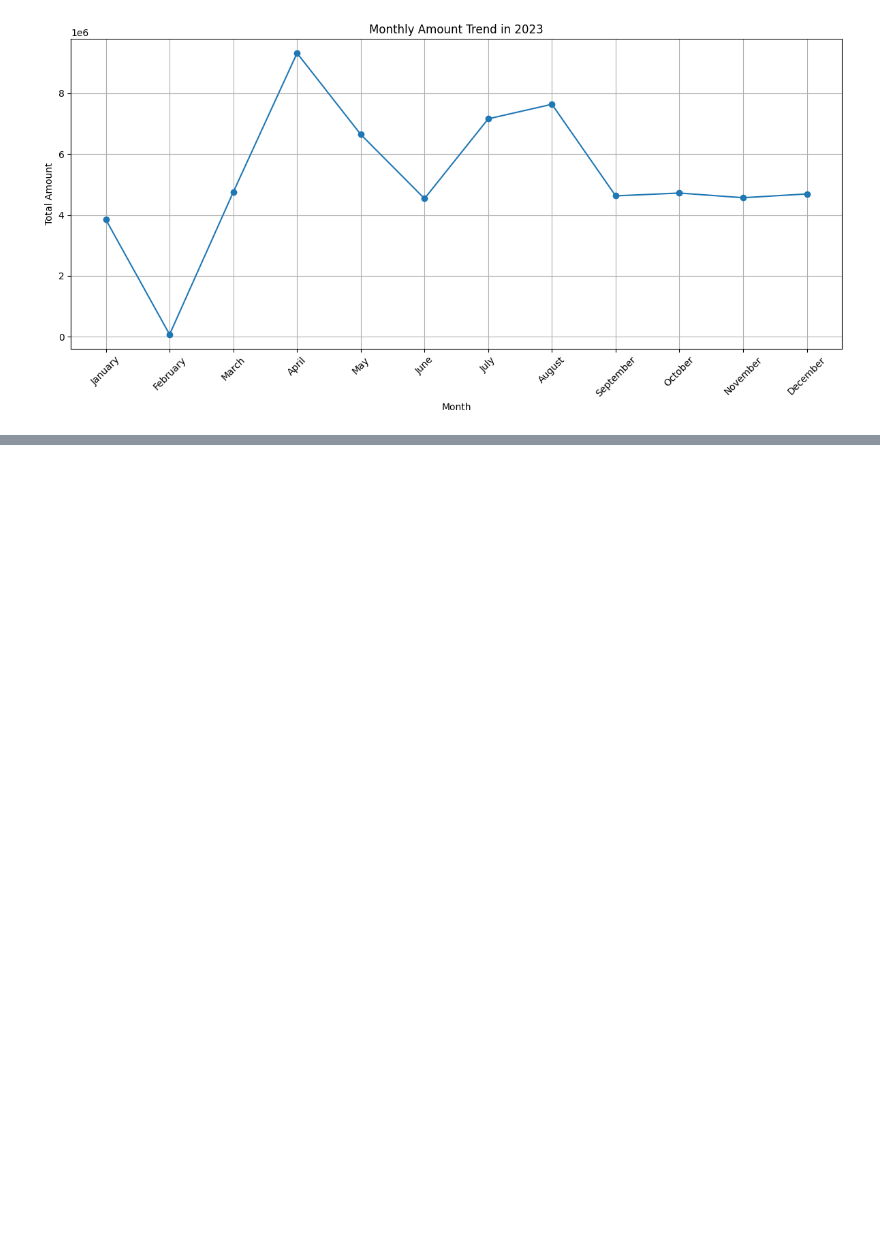
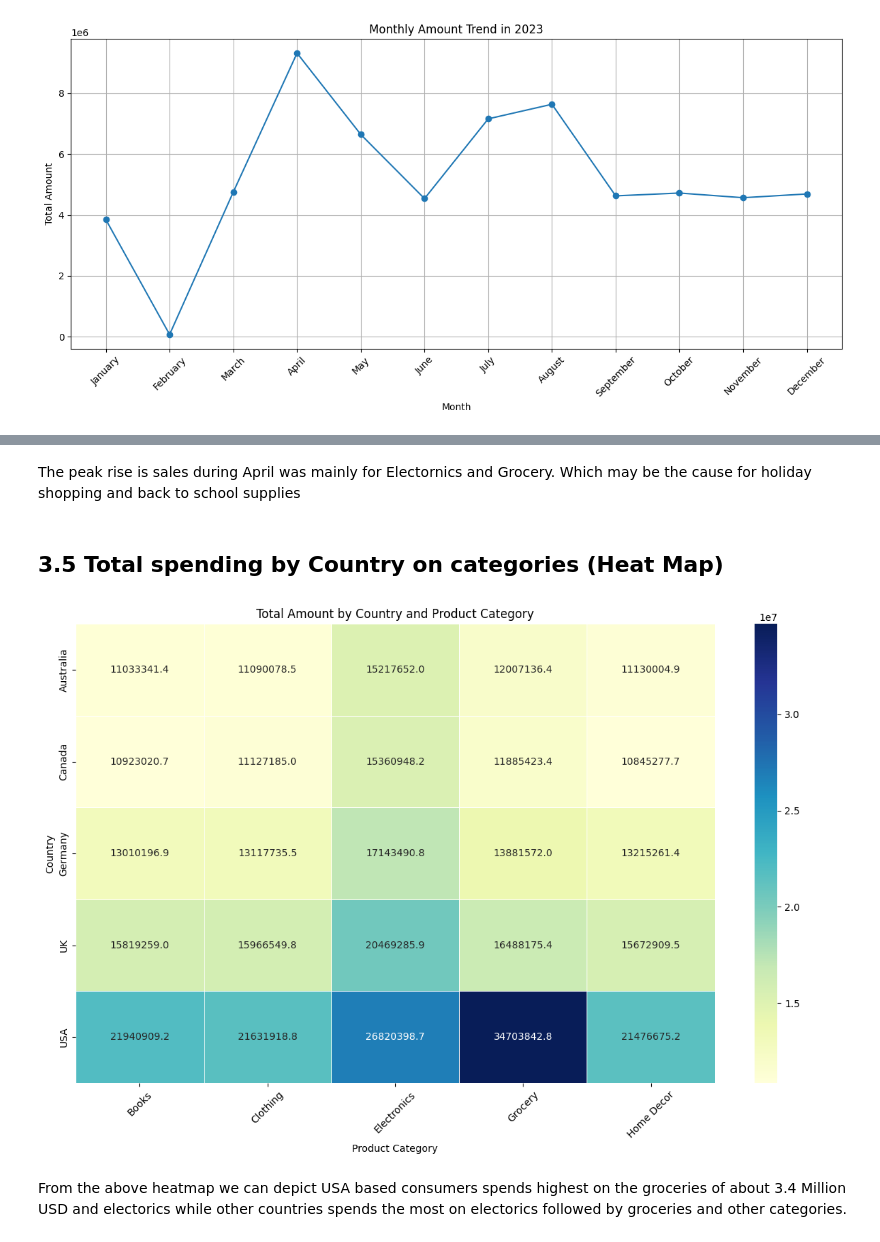
Before and after one commit to BipinNeupane/Spending-pattern-Analysis, a Jupyter notebook: notebook.ipynb, the cells around one changed output, grey strips where cells are left out. Saved outputs shown, nothing was run; the diff lists cells and outputs as text; code cells hidden in the pictures; blank space fills up the shorter version.

```diff
--- a/notebook.ipynb
+++ b/notebook.ipynb
@@ -255,0 +276,27 @@ plt.tight_layout()
+# %% [markdown]
+The peak rise is sales during April was mainly for Electornics and Grocery. Which may be the cause for holiday shopping and back to school supplies
+# %% [markdown]
+## 3.5 Total spending by Country on categories (Heat Map)
+# %%
+
+pivot_table = pd.pivot_table(df,
+                              index='Country',
+                              columns='Product_Category',
+                              values='Total_Amount',
+                              aggfunc='sum',
+                              fill_value=0)
+
+
+plt.figure(figsize=(12, 8))
+sns.heatmap(pivot_table, annot=True, fmt=".1f", cmap='YlGnBu', linewidths=0.5)
+
+plt.title('Total Amount by Country and Product Category')
+plt.xlabel('Product Category')
+plt.ylabel('Country')
+plt.xticks(rotation=45)
+plt.tight_layout()
+plt.show()
+# %% [output]
+[figure, added]
+# %% [markdown]
+From the above heatmap we can depict USA based consumers spends highest on the groceries of about 3.4 Million USD and electorics while other countries spends the most on  electorics followed by groceries and other categories.
```
Also changed, not shown: parts of 3 cells of this notebook.
